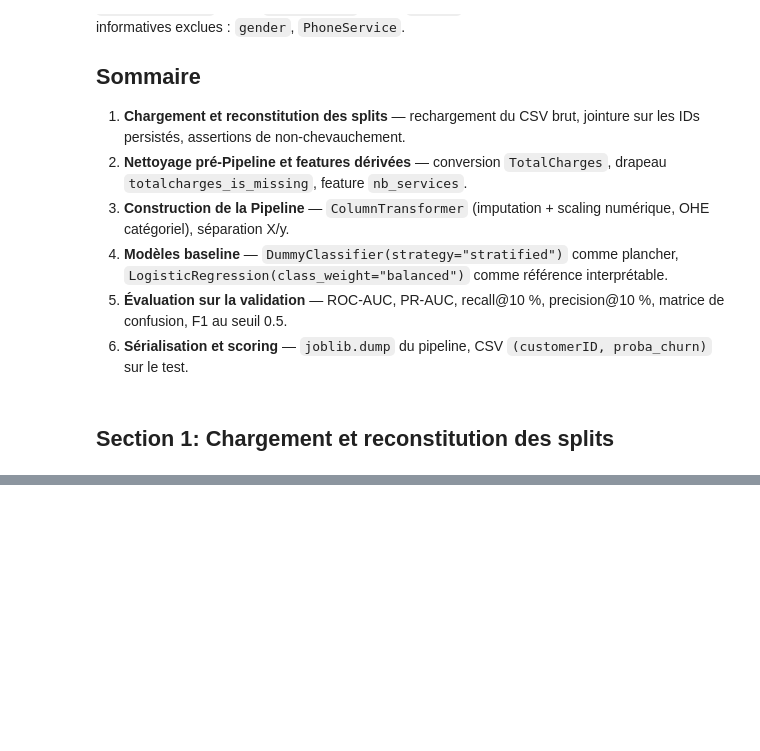
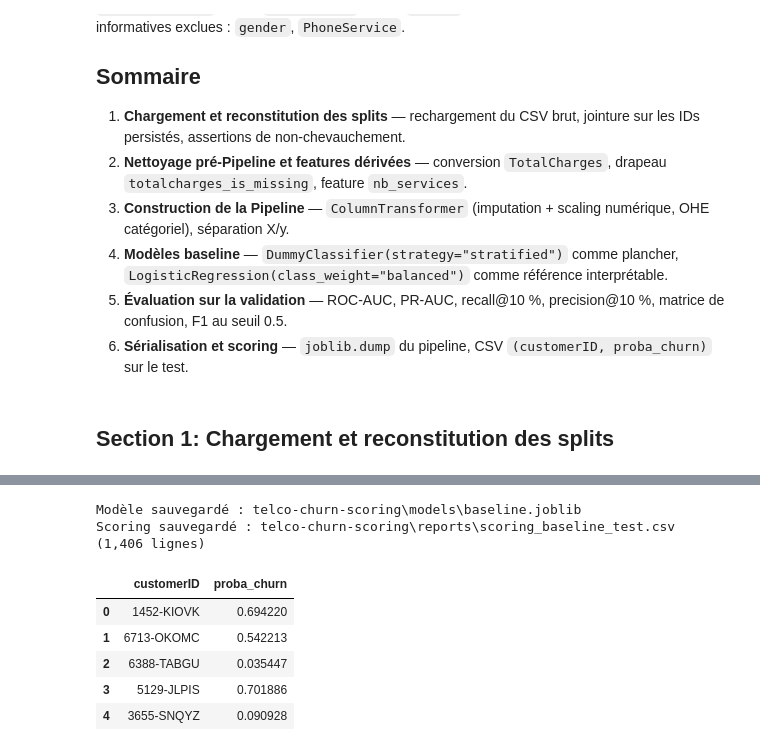
Before and after one commit to capristunt/telco-churn-scoring, a Jupyter notebook: notebooks/02_baseline_model.ipynb, the cells around one changed output, grey strips where cells are left out. Drawn from its saved outputs; the diff is of its cells as text; code cells hidden in the pictures; blank space fills up the shorter version.

```diff
--- a/notebooks/02_baseline_model.ipynb
+++ b/notebooks/02_baseline_model.ipynb
@@ -133,0 +290,28 @@ churn_bin — train (taux) : 0.2653
+# %%
+# Sérialisation de la Pipeline baseline complète
+model_path = MODELS_DIR / "baseline.joblib"
+joblib.dump(logreg_pipe, model_path)
+print(f"Modèle sauvegardé : {rel(model_path)}")
+
+# Scoring du test (probabilités de churn)
+test_proba = logreg_pipe.predict_proba(X_test)[:, 1]
+
+scoring_df = pd.DataFrame({
+    "customerID": test_df["customerID"].values,
+    "proba_churn": test_proba,
+})
+
+scoring_path = REPORTS_DIR / "scoring_baseline_test.csv"
+scoring_df.to_csv(scoring_path, index=False)
+print(f"Scoring sauvegardé : {rel(scoring_path)}  ({len(scoring_df):,} lignes)")
+
+scoring_df.head()
+# %% [output]
+Modèle sauvegardé : telco-churn-scoring\models\baseline.joblib
+Scoring sauvegardé : telco-churn-scoring\reports\scoring_baseline_test.csv  (1,406 lignes)
+|  | customerID | proba_churn |
+| 0 | 1452-KIOVK | 0.694220 |
+| 1 | 6713-OKOMC | 0.542213 |
+| 2 | 6388-TABGU | 0.035447 |
+| 3 | 5129-JLPIS | 0.701886 |
+| 4 | 3655-SNQYZ | 0.090928 |
```
Also changed, not shown: parts of 14 cells of this notebook, 1 other file.
